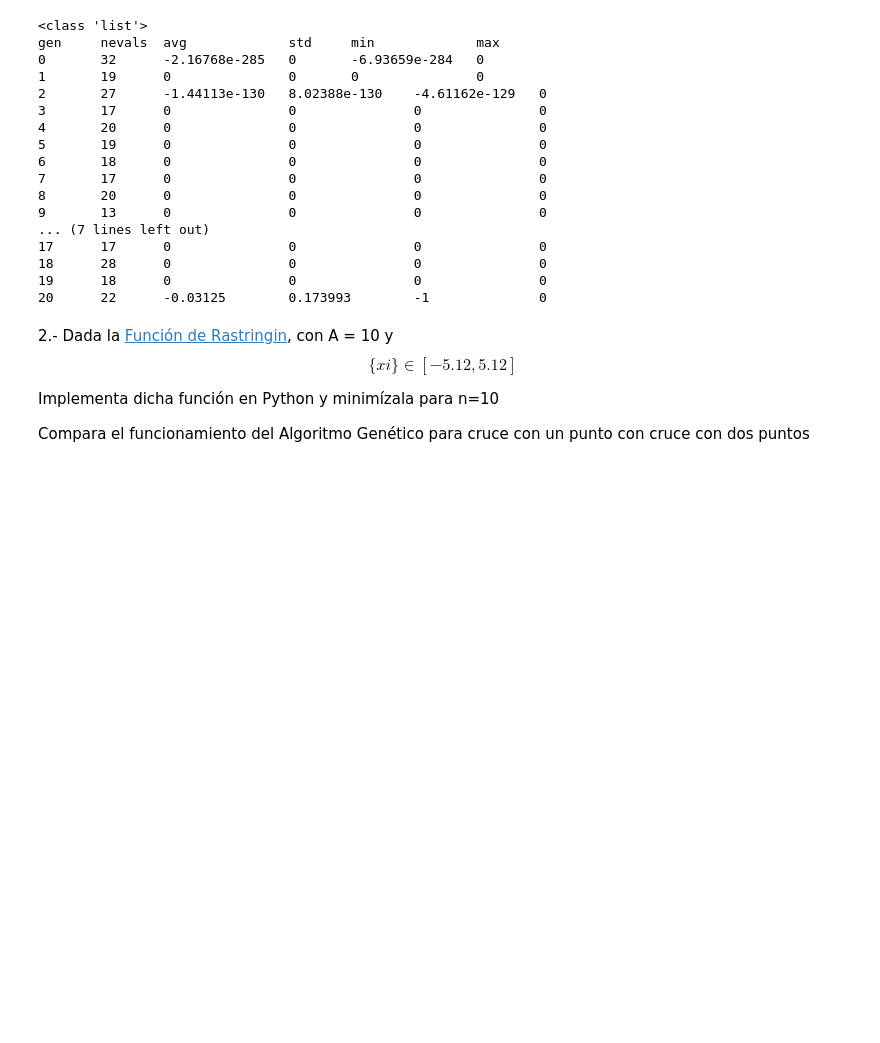
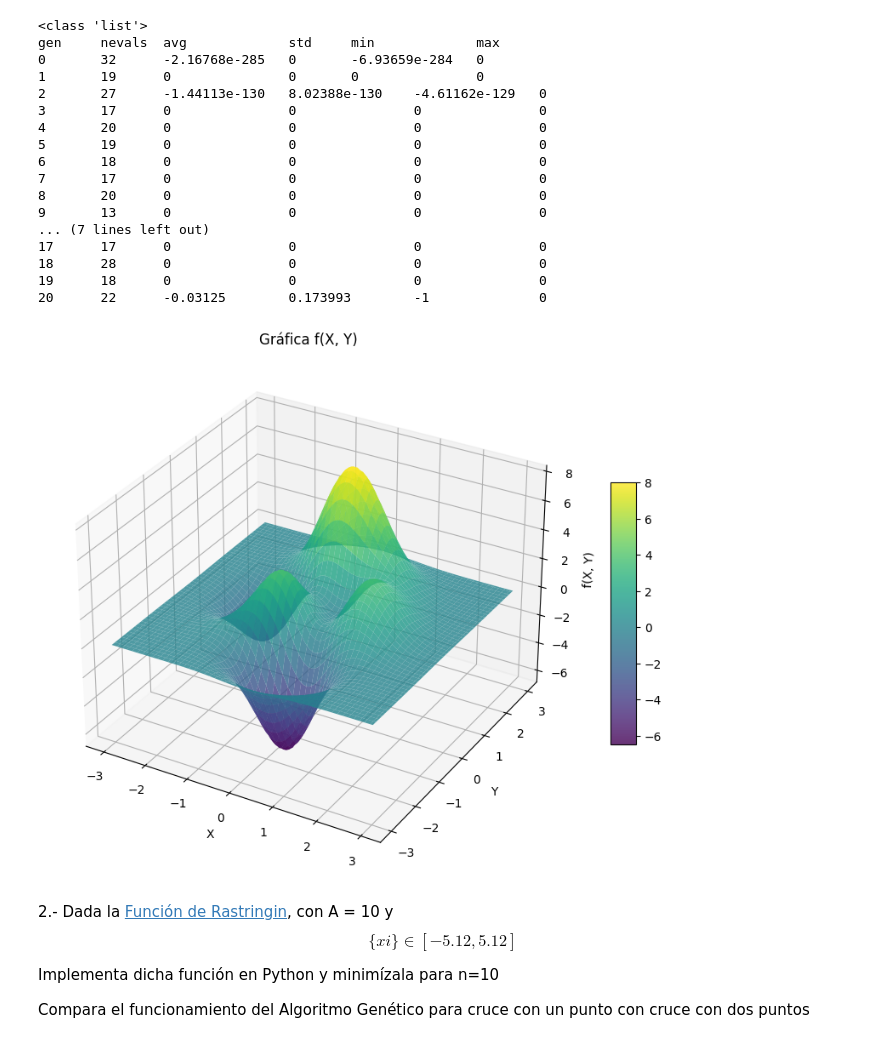
Before and after one commit to Alf-caput/P4_AlgoritmoGenetico, a Jupyter notebook: P4_AlgGen.ipynb, the cells around one changed output. Cells and saved outputs as stored; diff of their text form; code cells hidden in the pictures; blank space fills up the shorter version.

```diff
--- a/P4_AlgGen.ipynb
+++ b/P4_AlgGen.ipynb
@@ -94,6 +94,41 @@ gen     nevals  avg             std     min             max
 18      28      0               0               0               0
 19      18      0               0               0               0
 20      22      -0.03125        0.173993        -1              0
+# %%
+import numpy as np
+import matplotlib.pyplot as plt
+from mpl_toolkits.mplot3d import Axes3D
+
+def f(x, y):
+    return 3*(1-x)**2*np.exp(-x**2-(y+1)**2)-10*(x/5-x**3-y**5)*np.exp(-x**2-y**2)-1/3*np.exp(-(x+1)**2-y**2)
+
+# Generar valores para x y y
+x = np.linspace(-3, 3, 100)
+y = np.linspace(-3, 3, 100)
+
+X, Y = np.meshgrid(x, y)
+Z = f(X, Y)
+
+# Crear la figura 3D
+fig = plt.figure(figsize=(12, 8))
+ax = fig.add_subplot(111, projection='3d')
+
+# Graficar la superficie 3D
+surf = ax.plot_surface(X, Y, Z, cmap='viridis', edgecolor='none', alpha=0.8)
+
+# Configurar etiquetas y título
+ax.set_xlabel('X')
+ax.set_ylabel('Y')
+ax.set_zlabel('f(X, Y)')
+ax.set_title('Gráfica f(X, Y)')
+
+# Añadir barra de colores
+fig.colorbar(surf, ax=ax, shrink=0.5, aspect=10)
+
+
+plt.show()
+# %% [output]
+[figure, added]
 # %% [markdown]
 2.- Dada la [Función de Rastringin](https://en.wikipedia.org/wiki/Rastrigin_function#:~:text=In%20mathematical%20optimization%2C%20the%20Rastrigin,has%20been%20generalized%20by%20Rudolph.), con A = 10 y  $$\{xi\} \in [-5.12,5.12]$$
 
```
Also changed, not shown: parts of 3 cells of this notebook.
